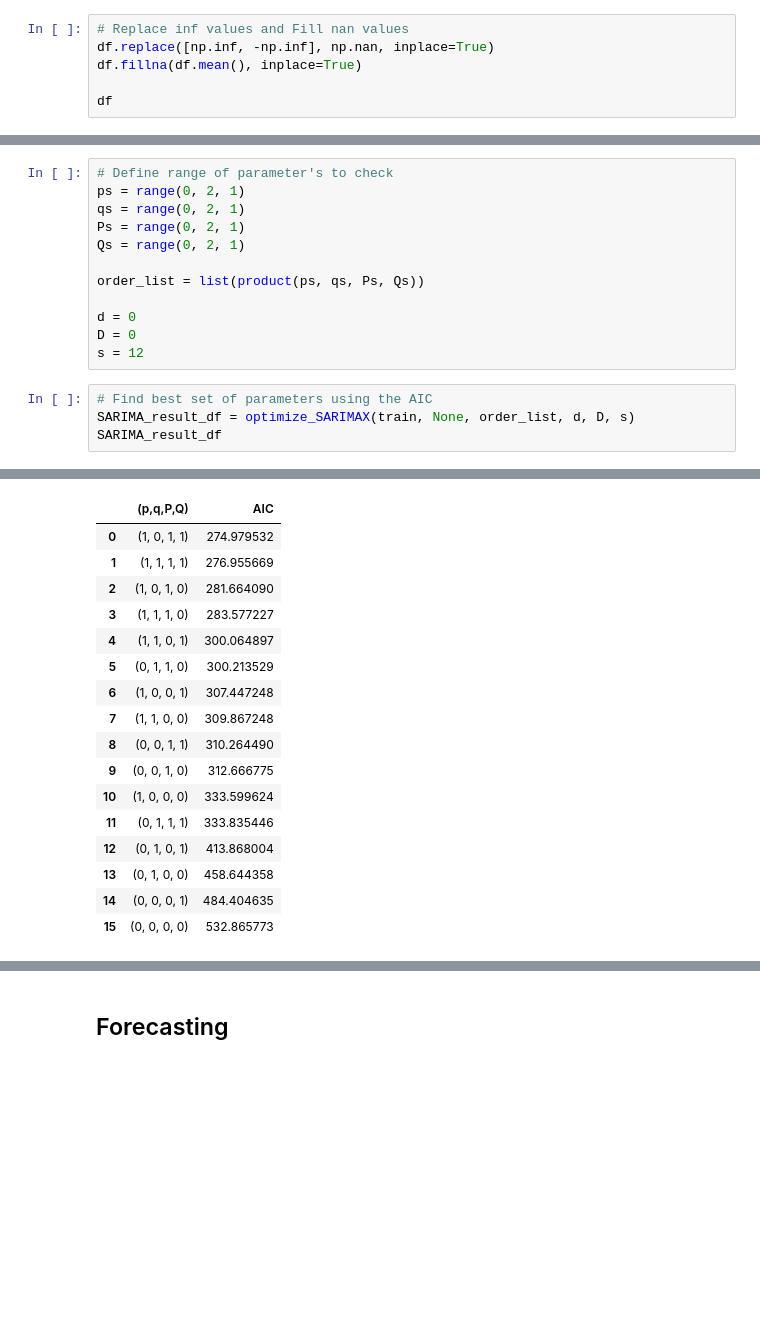
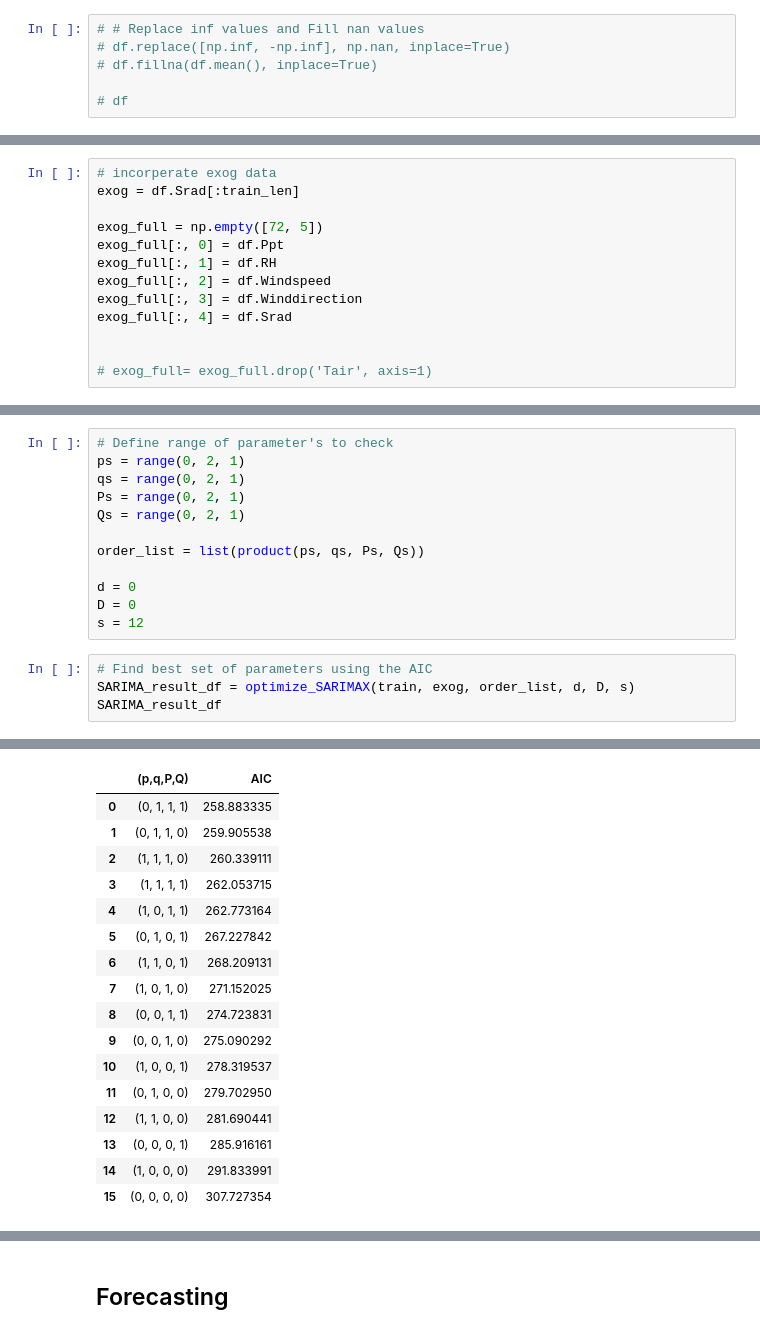
Before and after one commit to kiat/tx-soil-moisture, a Jupyter notebook: notebook/Tair_SARIMAX_Model.ipynb, the cells around one changed output, grey strips where cells are left out. Saved outputs shown, nothing was run; the diff lists cells and outputs as text; blank space fills up the shorter version.

```diff
--- a/notebook/Tair_SARIMAX_Model.ipynb
+++ b/notebook/Tair_SARIMAX_Model.ipynb
@@ -29,8 +29,8 @@ df = pd.read_csv('../datasets/TX-Data/met-cleanedup/met_data1_cleaned.csv', sep=
 # Slice data to isolate 2015-2020
 df = df[(df.index > "2014-12-31 23:00") & (df.index < "2020-12-31 23:00")]
 # %%
-# Replace inf values and Fill nan values
-df.replace([np.inf, -np.inf], np.nan, inplace=True)
-df.fillna(df.mean(), inplace=True)
+# # Replace inf values and Fill nan values
+# df.replace([np.inf, -np.inf], np.nan, inplace=True)
+# df.fillna(df.mean(), inplace=True)
 
-df
+# df
@@ -183,5 +161,18 @@ Date
 2020-12-31    10.208196
 Freq: M, Name: Tair, dtype: float64
+# %%
+# incorperate exog data
+exog = df.Srad[:train_len]
+
+exog_full = np.empty([72, 5])
+exog_full[:, 0] = df.Ppt
+exog_full[:, 1] = df.RH
+exog_full[:, 2] = df.Windspeed
+exog_full[:, 3] = df.Winddirection
+exog_full[:, 4] = df.Srad
+
+
+# exog_full= exog_full.drop('Tair', axis=1)
 # %% [markdown]
 ### SARIMA(p,0,q)(P,0,Q)<sub>12<sub>
 # %%
@@ -230,6 +221,6 @@ D = 0
 s = 12
 # %%
 # Find best set of parameters using the AIC
-SARIMA_result_df = optimize_SARIMAX(train, None, order_list, d, D, s)
+SARIMA_result_df = optimize_SARIMAX(train, exog, order_list, d, D, s)
 SARIMA_result_df
 # %% [output]
@@ -252,20 +243,20 @@ SARIMA_result_df
 |  | (p,q,P,Q) | AIC |
-| 0 | (1, 0, 1, 1) | 274.979532 |
-| 1 | (1, 1, 1, 1) | 276.955669 |
-| 2 | (1, 0, 1, 0) | 281.664090 |
-| 3 | (1, 1, 1, 0) | 283.577227 |
-| 4 | (1, 1, 0, 1) | 300.064897 |
-| 5 | (0, 1, 1, 0) | 300.213529 |
-| 6 | (1, 0, 0, 1) | 307.447248 |
-| 7 | (1, 1, 0, 0) | 309.867248 |
-| 8 | (0, 0, 1, 1) | 310.264490 |
-| 9 | (0, 0, 1, 0) | 312.666775 |
-| 10 | (1, 0, 0, 0) | 333.599624 |
-| 11 | (0, 1, 1, 1) | 333.835446 |
-| 12 | (0, 1, 0, 1) | 413.868004 |
-| 13 | (0, 1, 0, 0) | 458.644358 |
-| 14 | (0, 0, 0, 1) | 484.404635 |
-| 15 | (0, 0, 0, 0) | 532.865773 |
+| 0 | (0, 1, 1, 1) | 258.883335 |
+| 1 | (0, 1, 1, 0) | 259.905538 |
+| 2 | (1, 1, 1, 0) | 260.339111 |
+| 3 | (1, 1, 1, 1) | 262.053715 |
+| 4 | (1, 0, 1, 1) | 262.773164 |
+| 5 | (0, 1, 0, 1) | 267.227842 |
+| 6 | (1, 1, 0, 1) | 268.209131 |
+| 7 | (1, 0, 1, 0) | 271.152025 |
+| 8 | (0, 0, 1, 1) | 274.723831 |
+| 9 | (0, 0, 1, 0) | 275.090292 |
+| 10 | (1, 0, 0, 1) | 278.319537 |
+| 11 | (0, 1, 0, 0) | 279.702950 |
+| 12 | (1, 1, 0, 0) | 281.690441 |
+| 13 | (0, 0, 0, 1) | 285.916161 |
+| 14 | (1, 0, 0, 0) | 291.833991 |
+| 15 | (0, 0, 0, 0) | 307.727354 |
 # %%
 # Define and fit SARIMAX model
 SARIMA_model = SARIMAX(train, order=((SARIMA_result_df.iloc[0][0][0]), 0, SARIMA_result_df.iloc[0][0][1]), seasonal_order = (SARIMA_result_df.iloc[0][0][2], 0, SARIMA_result_df.iloc[0][0][3], total_len), simple_differencing=False, enforce_stationarity=False)
```
Also changed, not shown: parts of 17 cells of this notebook.
